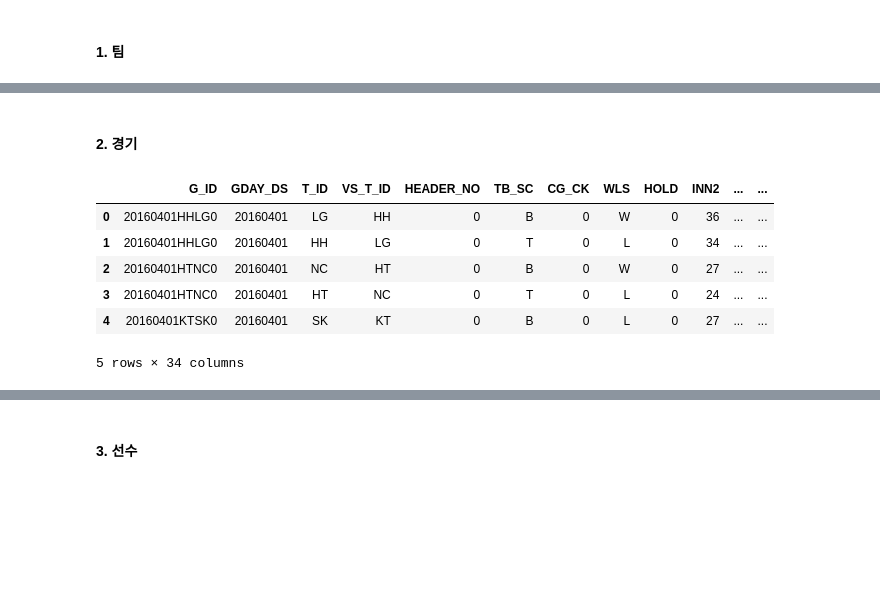
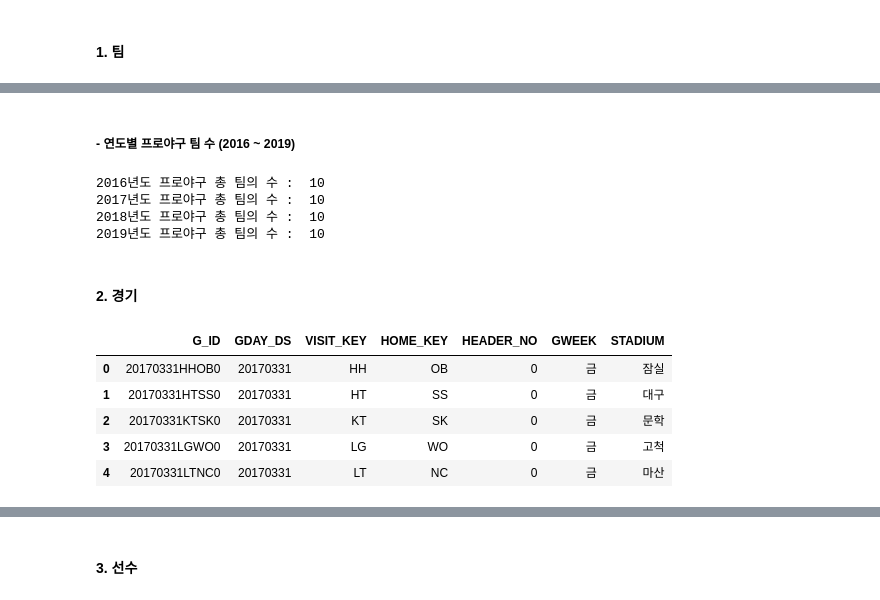
Before and after one commit to devTaemin/big-contest-2020, a Jupyter notebook: eda/eda-1.ipynb, the cells around one changed output, grey strips where cells are left out. Saved outputs shown, nothing was run; the diff lists cells and outputs as text; code cells hidden in the pictures; blank space fills up the shorter version.

```diff
--- a/eda/eda-1.ipynb
+++ b/eda/eda-1.ipynb
@@ -24,14 +25,17 @@
 #### INTRODUCTION
 # %%
 import pandas as pd
+import matplotlib.pyplot as plt
+import seaborn as sns
+
 #경로
 PATH = "database\\"
 
 #엑셀 파일이름
 doc2016 = "2020빅콘테스트_스포츠투아이_제공데이터_2016.xlsx"
-doc2017 = "2020빅콘테스트_스포츠투아이_제공데이터_2016.xlsx"
-doc2018 = "2020빅콘테스트_스포츠투아이_제공데이터_2016.xlsx"
-doc2019 = "2020빅콘테스트_스포츠투아이_제공데이터_2016.xlsx"
+doc2017 = "2020빅콘테스트_스포츠투아이_제공데이터_2017.xlsx"
+doc2018 = "2020빅콘테스트_스포츠투아이_제공데이터_2018.xlsx"
+doc2019 = "2020빅콘테스트_스포츠투아이_제공데이터_2019.xlsx"
 
 # 팀 배열
 team_arr = ["HH","HT","KT","LG","LT","NC","OB","SK","SS","WO"]
@@ -61,17 +72,43 @@ print("총 팀의 수 : ", doc2016_1['T_NM'].count())
+# %% [markdown]
+##### - 연도별 프로야구 팀 수 (2016 ~ 2019)
+# %%
+print("2016년도 프로야구 총 팀의 수 : ", doc2016_1['T_NM'].count())
+print("2017년도 프로야구 총 팀의 수 : ", doc2017_1['T_NM'].count())
+print("2018년도 프로야구 총 팀의 수 : ", doc2018_1['T_NM'].count())
+print("2019년도 프로야구 총 팀의 수 : ", doc2019_1['T_NM'].count())
+# %% [output]
+2016년도 프로야구 총 팀의 수 :  10
+2017년도 프로야구 총 팀의 수 :  10
+2018년도 프로야구 총 팀의 수 :  10
+2019년도 프로야구 총 팀의 수 :  10
 # %% [markdown]
 #### 2. 경기
-# %%
-#2016년 시즌
-doc2016_2 = pd.read_excel(PATH + doc2016, sheet_name = "2.경기")
-doc2016_2.head()
-
-doc2016_4 = pd.read_excel(PATH + doc2016, sheet_name = "4.팀투수")
-doc2016_4.head()
-# %% [output]
-|  | G_ID | GDAY_DS | T_ID | VS_T_ID | HEADER_NO | TB_SC | CG_CK | WLS | HOLD | INN2 | ... | ... |
-| 0 | 20160401HHLG0 | 20160401 | LG | HH | 0 | B | 0 | W | 0 | 36 | ... | ... |
-| 1 | 20160401HHLG0 | 20160401 | HH | LG | 0 | T | 0 | L | 0 | 34 | ... | ... |
-| 2 | 20160401HTNC0 | 20160401 | NC | HT | 0 | B | 0 | W | 0 | 27 | ... | ... |
-| 3 | 20160401HTNC0 | 20160401 | HT | NC | 0 | T | 0 | L | 0 | 24 | ... | ... |
-| 4 | 20160401KTSK0 | 20160401 | SK | KT | 0 | B | 0 | L | 0 | 27 | ... | ... |
-5 rows × 34 columns
+# %%
+#2016년 시즌
+doc2016_2 = pd.read_excel(PATH + doc2016, sheet_name = "2.경기")
+doc2016_4 = pd.read_excel(PATH + doc2016, sheet_name = "4.팀투수")
+
+
+#2017년 시즌
+doc2017_2 = pd.read_excel(PATH + doc2017, sheet_name = "2.경기")
+doc2017_4 = pd.read_excel(PATH + doc2017, sheet_name = "4.팀투수")
+
+
+#2018년 시즌
+doc2018_2 = pd.read_excel(PATH + doc2018, sheet_name = "2.경기")
+doc2018_4 = pd.read_excel(PATH + doc2018, sheet_name = "4.팀투수")
+
+
+#2019년 시즌
+doc2019_2 = pd.read_excel(PATH + doc2019, sheet_name = "2.경기")
+doc2019_4 = pd.read_excel(PATH + doc2019, sheet_name = "4.팀투수")
+
+# 견본 출력
+doc2017_2.head()
+# %% [output]
+|  | G_ID | GDAY_DS | VISIT_KEY | HOME_KEY | HEADER_NO | GWEEK | STADIUM |
+| 0 | 20170331HHOB0 | 20170331 | HH | OB | 0 | 금 | 잠실 |
+| 1 | 20170331HTSS0 | 20170331 | HT | SS | 0 | 금 | 대구 |
+| 2 | 20170331KTSK0 | 20170331 | KT | SK | 0 | 금 | 문학 |
+| 3 | 20170331LGWO0 | 20170331 | LG | WO | 0 | 금 | 고척 |
+| 4 | 20170331LTNC0 | 20170331 | LT | NC | 0 | 금 | 마산 |
```
Also changed, not shown: parts of 31 cells of this notebook.
